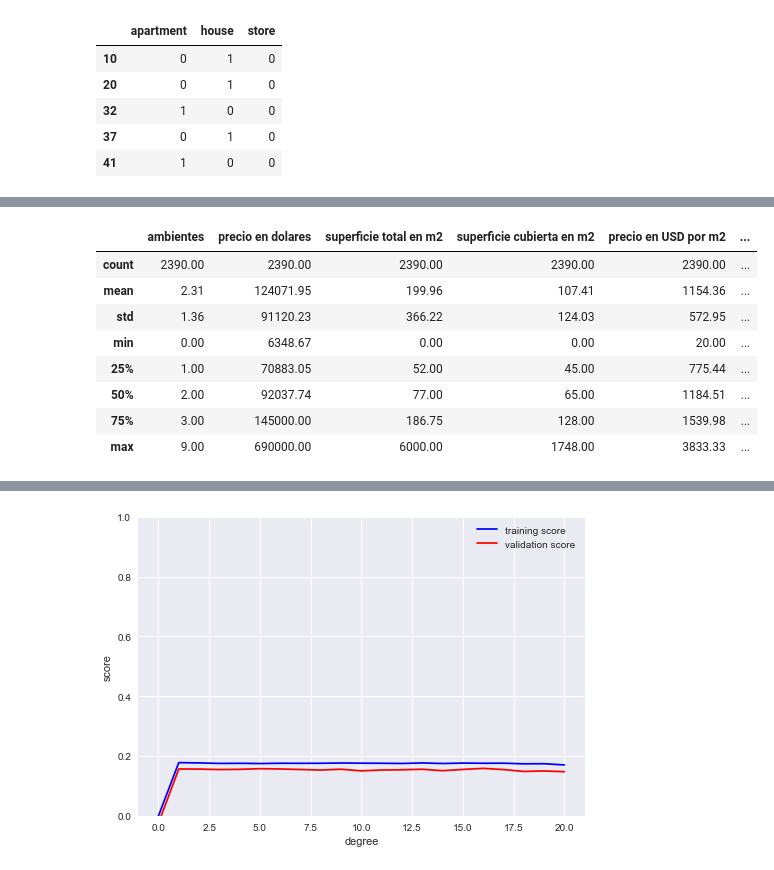
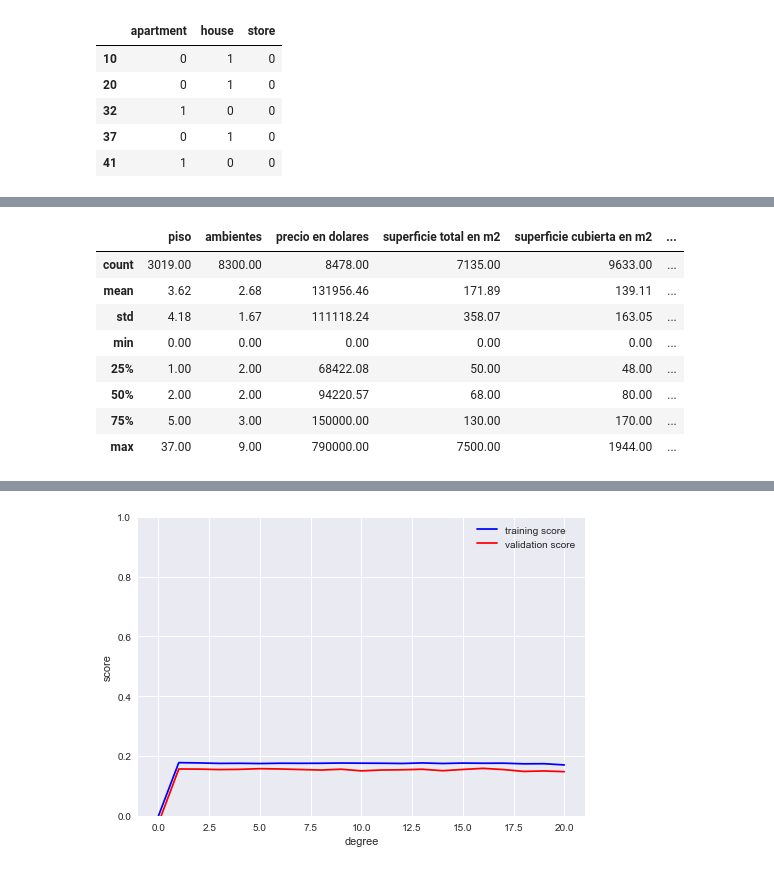
Before and after one commit to atognola/G8_DS_DH, a Jupyter notebook: Cordoba Prueba LUCAS.ipynb, the cells around one changed output, grey strips where cells are left out. Saved outputs shown, nothing was run; the diff lists cells and outputs as text; code cells hidden in the pictures.

```diff
--- a/Cordoba Prueba LUCAS.ipynb
+++ b/Cordoba Prueba LUCAS.ipynb
@@ -276,6 +282,6 @@ Name: state_name, dtype: int64
 # %%
 # Divido el DF para trabajar con Cordoba
-cordoba = df.loc[df["state_name"] == "Córdoba",:]
+cordoba = df.loc[(df["state_name"] == "Córdoba"),:]
 
 cordoba.head()
 # %% [output]
@@ -288,3 +316,6 @@ cordoba.head()
+# %%
+cordoba["place_name"] = cordoba["place_name"].apply(lambda string: unidecode.unidecode(unicode(string,"utf-8")))
+cordoba["state_name"] = cordoba["state_name"].apply(lambda string: unidecode.unidecode(unicode(string,"utf-8")))
 # %%
 cordoba.info()
 # %% [output]
@@ -323,11 +351,3 @@ cordoba.head()
-# %%
-cordoba['price_aprox_local_currency'] = cordoba['price_aprox_local_currency'].astype('float64');
-cordoba['price_aprox_usd'] = cordoba['price_aprox_usd'].astype('float64');
-cordoba['surface_covered_in_m2'] = cordoba['surface_covered_in_m2'].astype('float64');
-cordoba['price_usd_per_m2'] = cordoba['price_usd_per_m2'].astype('float64');
-cordoba['price_per_m2'] = cordoba['price_per_m2'].astype('float64');
-cordoba['floor'] = cordoba['floor'].astype('float64');
-cordoba['rooms'] = cordoba['rooms'].astype('float64');
 # %%
 cordoba.describe()
 # %% [output]
@@ -472,6 +469,7 @@ PH            380
 Name: property_type, dtype: int64
 # %%
 #Dropeo la columna piso
-cordoba_3 = cordoba_2.drop(["piso"],axis = 1)
+cordoba_3 = cordoba_2#[cordoba_2["place_name"]=="Córdoba"].drop(["place_name"],axis = 1)
+#cordoba_3 = cordoba_2#.drop(["piso"],axis = 1)
 cordoba_3.head()
 # %% [output]
@@ -572,16 +569,16 @@ cordoba_3.corr()
 # %%
-cordoba_4 = cordoba_3.dropna()
+cordoba_4 = cordoba_3#.dropna()
 cordoba_4.describe()
 # %% [output]
-|  | ambientes | precio en dolares | superficie total en m2 | superficie cubierta en m2 | precio en USD por m2 | ... |
-| count | 2390.00 | 2390.00 | 2390.00 | 2390.00 | 2390.00 | ... |
-| mean | 2.31 | 124071.95 | 199.96 | 107.41 | 1154.36 | ... |
-| std | 1.36 | 91120.23 | 366.22 | 124.03 | 572.95 | ... |
-| min | 0.00 | 6348.67 | 0.00 | 0.00 | 20.00 | ... |
-| 25% | 1.00 | 70883.05 | 52.00 | 45.00 | 775.44 | ... |
-| 50% | 2.00 | 92037.74 | 77.00 | 65.00 | 1184.51 | ... |
-| 75% | 3.00 | 145000.00 | 186.75 | 128.00 | 1539.98 | ... |
-| max | 9.00 | 690000.00 | 6000.00 | 1748.00 | 3833.33 | ... |
+|  | piso | ambientes | precio en dolares | superficie total en m2 | superficie cubierta en m2 | ... |
+| count | 3019.00 | 8300.00 | 8478.00 | 7135.00 | 9633.00 | ... |
+| mean | 3.62 | 2.68 | 131956.46 | 171.89 | 139.11 | ... |
+| std | 4.18 | 1.67 | 111118.24 | 358.07 | 163.05 | ... |
+| min | 0.00 | 0.00 | 0.00 | 0.00 | 0.00 | ... |
+| 25% | 1.00 | 2.00 | 68422.08 | 50.00 | 48.00 | ... |
+| 50% | 2.00 | 2.00 | 94220.57 | 68.00 | 80.00 | ... |
+| 75% | 5.00 | 3.00 | 150000.00 | 130.00 | 170.00 | ... |
+| max | 37.00 | 9.00 | 790000.00 | 7500.00 | 1944.00 | ... |
 # %%
 cordoba_4.corr()
 # %% [output]
```
Also changed, not shown: parts of 46 cells of this notebook, 6 other files.
